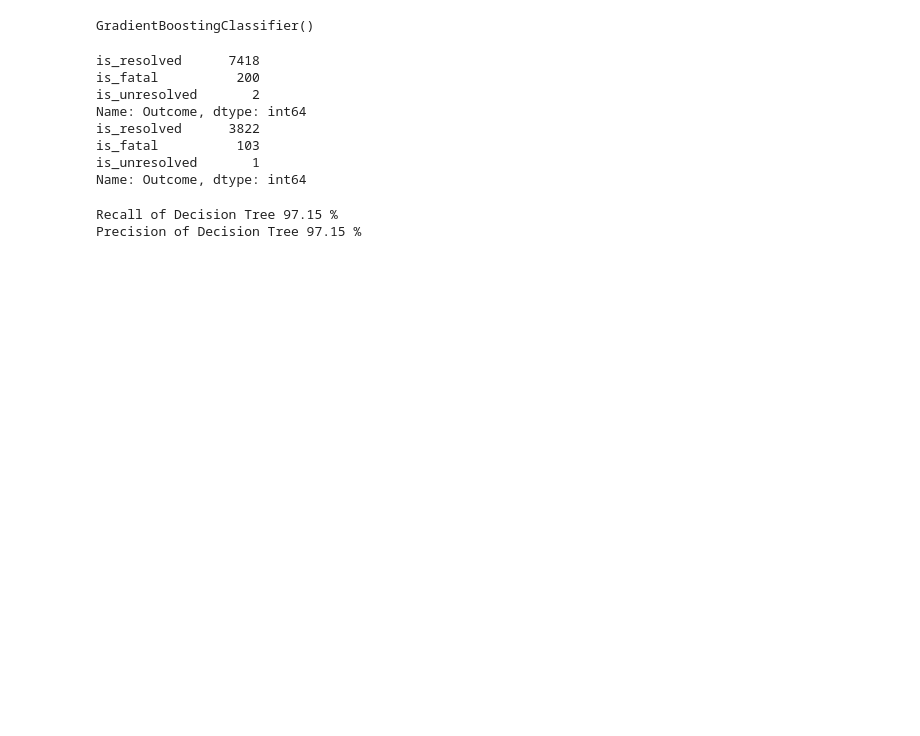
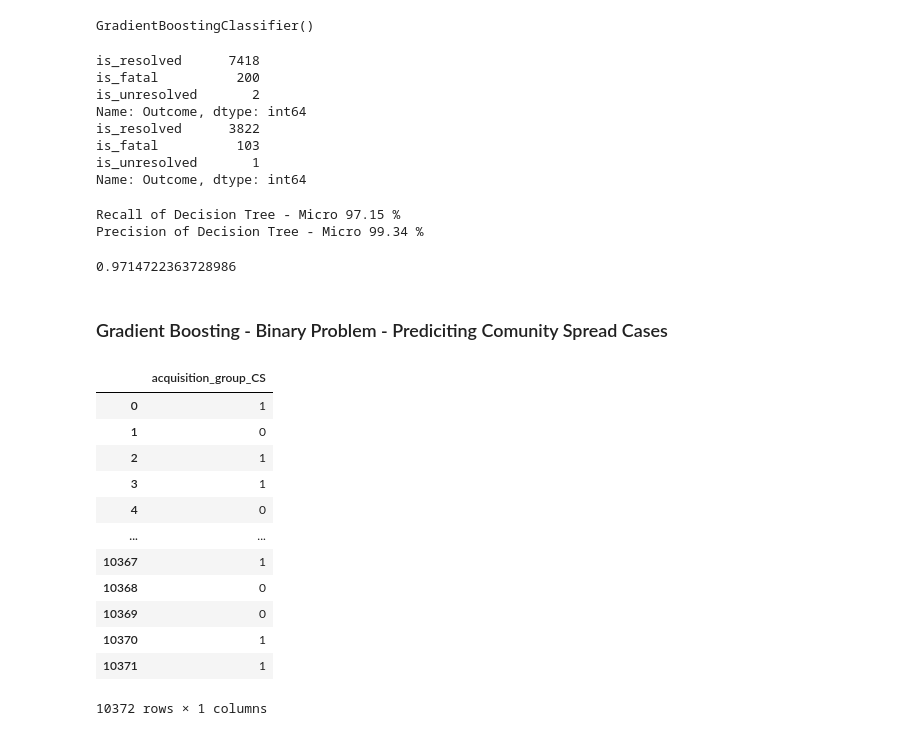
Before and after one commit to vekshan/Covid-19-Tracking-and-Lifestyle-Trends, a Jupyter notebook: Data Mining/gradient_boosting.ipynb, the cells around one changed output. Drawn from its saved outputs; the diff is of its cells as text; code cells hidden in the pictures; blank space fills up the shorter version.

```diff
--- a/Data Mining/gradient_boosting.ipynb
+++ b/Data Mining/gradient_boosting.ipynb
@@ -34,10 +34,16 @@ is_unresolved       1
 Name: Outcome, dtype: int64
 # %%
 y_pred = gb.predict(X_test)
-recall = recall_score(y_pred, y_test, average = 'micro') * 100
-precision = precision_score(y_pred, y_test, average = 'micro') * 100
-print("Recall of Decision Tree {:.2f} %".format(recall))
-print("Precision of Decision Tree {:.2f} %".format(precision))
+recall = recall_score(y_pred, y_test, average = 'weighted') * 100
+precision = precision_score(y_pred, y_test, average = 'weighted') * 100
+print("Recall of Decision Tree - Micro {:.2f} %".format(recall))
+print("Precision of Decision Tree - Micro {:.2f} %".format(precision))
 # %% [output]
-Recall of Decision Tree 97.15 %
-Precision of Decision Tree 97.15 %
+Recall of Decision Tree - Micro 97.15 %
+Precision of Decision Tree - Micro 99.34 %
+# %%
+accuracy_score(y_pred,y_test)
+# %% [output]
+0.9714722363728986
+# %% [markdown]
+### Gradient Boosting - Binary Problem - Prediciting Comunity Spread Cases
@@ -43,0 +56,16 @@ Precision of Decision Tree 97.15 %
+# %%
+y_train_cs
+# %% [output]
+|  | acquisition_group_CS |
+| 0 | 1 |
+| 1 | 0 |
+| 2 | 1 |
+| 3 | 1 |
+| 4 | 0 |
+| ... | ... |
+| 10367 | 1 |
+| 10368 | 0 |
+| 10369 | 0 |
+| 10370 | 1 |
+| 10371 | 1 |
+10372 rows × 1 columns
```
Also changed, not shown: parts of 19 cells of this notebook, 13 other files.
